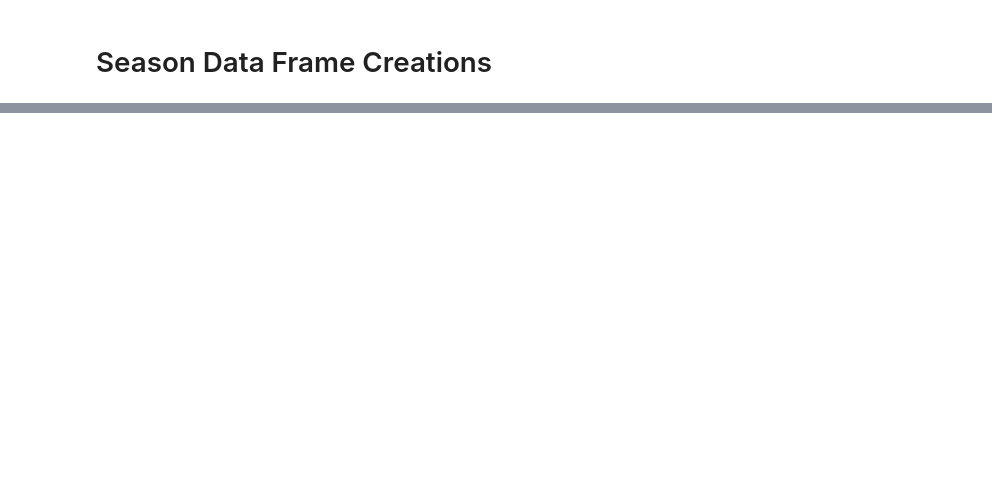
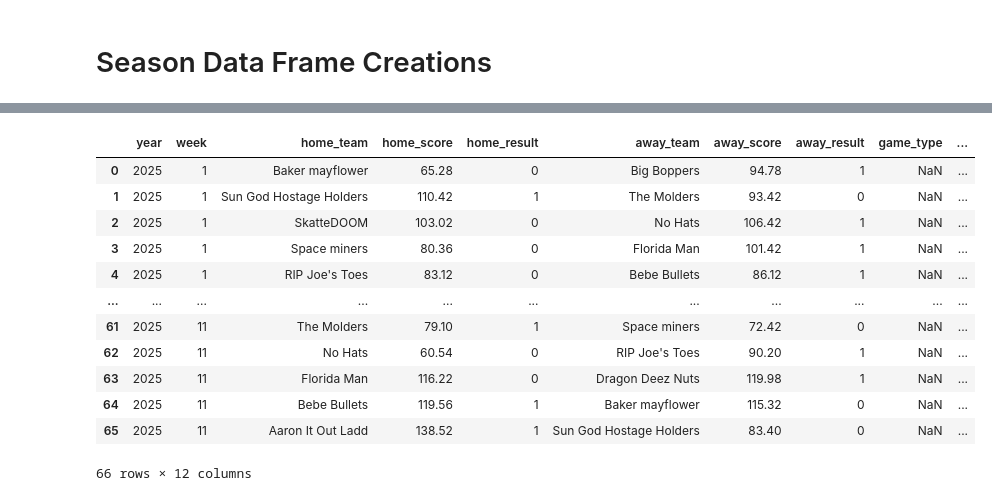
Before and after one commit to pselling520/dragons_league_data_2025, a Jupyter notebook: League Exploration.ipynb, the cells around one changed output, grey strips where cells are left out. Cells and saved outputs as stored; diff of their text form; code cells hidden in the pictures; blank space fills up the shorter version.

```diff
--- a/League Exploration.ipynb
+++ b/League Exploration.ipynb
@@ -145,2 +150,17 @@ history_2024
 # %%
 history_2025 = create_season_history(2025, league_2025, league_history)
+history_2025
+# %% [output]
+|  | year | week | home_team | home_score | home_result | away_team | away_score | away_result | game_type | ... |
+| 0 | 2025 | 1 | Baker mayflower | 65.28 | 0 | Big Boppers | 94.78 | 1 | NaN | ... |
+| 1 | 2025 | 1 | Sun God Hostage Holders | 110.42 | 1 | The Molders | 93.42 | 0 | NaN | ... |
+| 2 | 2025 | 1 | SkatteDOOM | 103.02 | 0 | No Hats | 106.42 | 1 | NaN | ... |
+| 3 | 2025 | 1 | Space miners | 80.36 | 0 | Florida Man | 101.42 | 1 | NaN | ... |
+| 4 | 2025 | 1 | RIP Joe's Toes | 83.12 | 0 | Bebe Bullets | 86.12 | 1 | NaN | ... |
+| ... | ... | ... | ... | ... | ... | ... | ... | ... | ... | ... |
+| 61 | 2025 | 11 | The Molders | 79.10 | 1 | Space miners | 72.42 | 0 | NaN | ... |
+| 62 | 2025 | 11 | No Hats | 60.54 | 0 | RIP Joe's Toes | 90.20 | 1 | NaN | ... |
+| 63 | 2025 | 11 | Florida Man | 116.22 | 0 | Dragon Deez Nuts | 119.98 | 1 | NaN | ... |
+| 64 | 2025 | 11 | Bebe Bullets | 119.56 | 1 | Baker mayflower | 115.32 | 0 | NaN | ... |
+| 65 | 2025 | 11 | Aaron It Out Ladd | 138.52 | 1 | Sun God Hostage Holders | 83.40 | 0 | NaN | ... |
+66 rows × 12 columns
```
Also changed, not shown: parts of 10 cells of this notebook.
